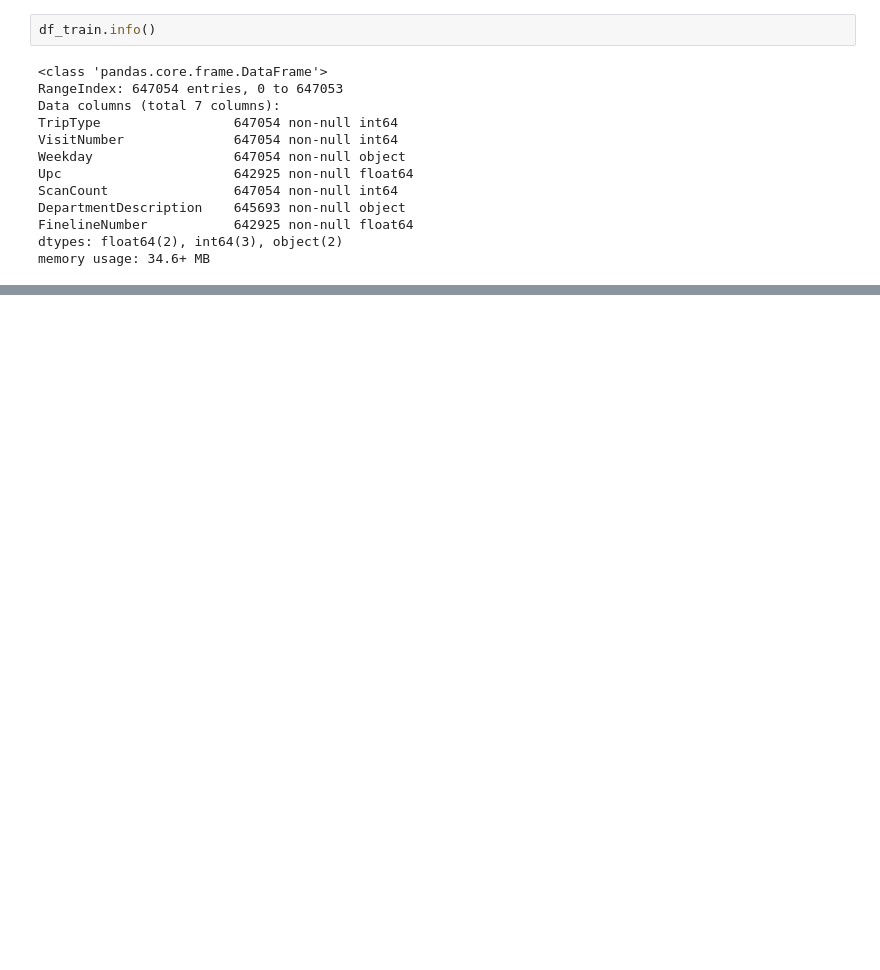
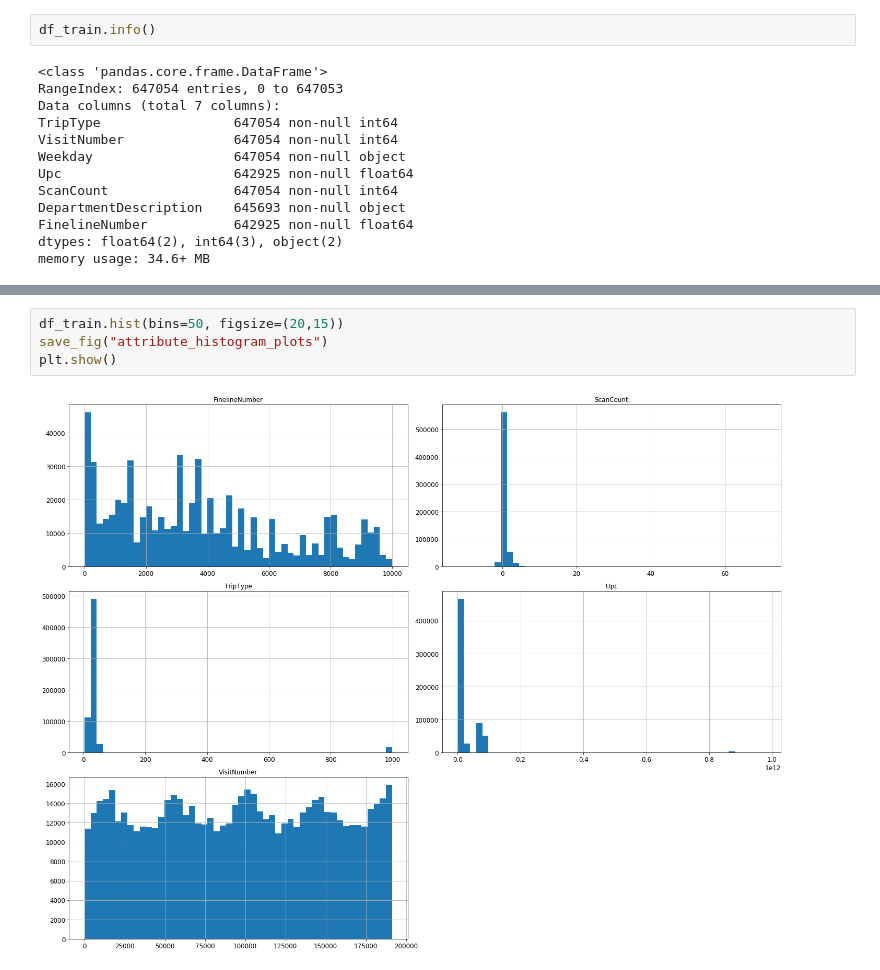
Before and after one commit to parksunwoo/dbs_zero2all, a Jupyter notebook: 8th_week/Walmart_TripTypeClassification.ipynb, the cells around one changed output, grey strips where cells are left out. Cells and saved outputs as stored; diff of their text form; blank space fills up the shorter version.

```diff
--- a/8th_week/Walmart_TripTypeClassification.ipynb
+++ b/8th_week/Walmart_TripTypeClassification.ipynb
@@ -172,0 +132,6 @@ plt.hist(df_train.DepartmentDescription, normed=True)
+# %%
+df_train.hist(bins=50, figsize=(20,15))
+save_fig("attribute_histogram_plots")
+plt.show()
+# %% [output]
+[figure, added]
```
Also changed, not shown: parts of 37 cells of this notebook.
